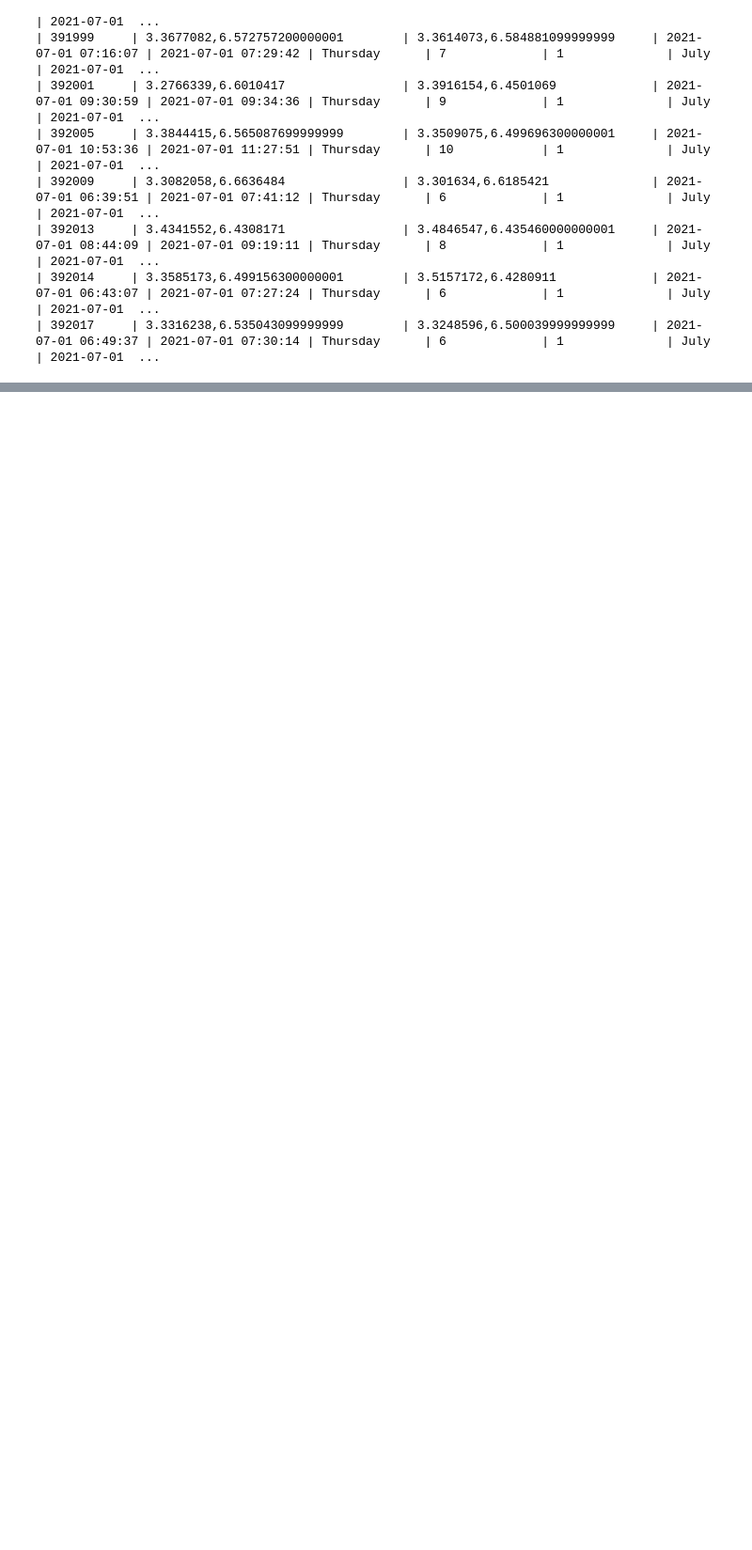
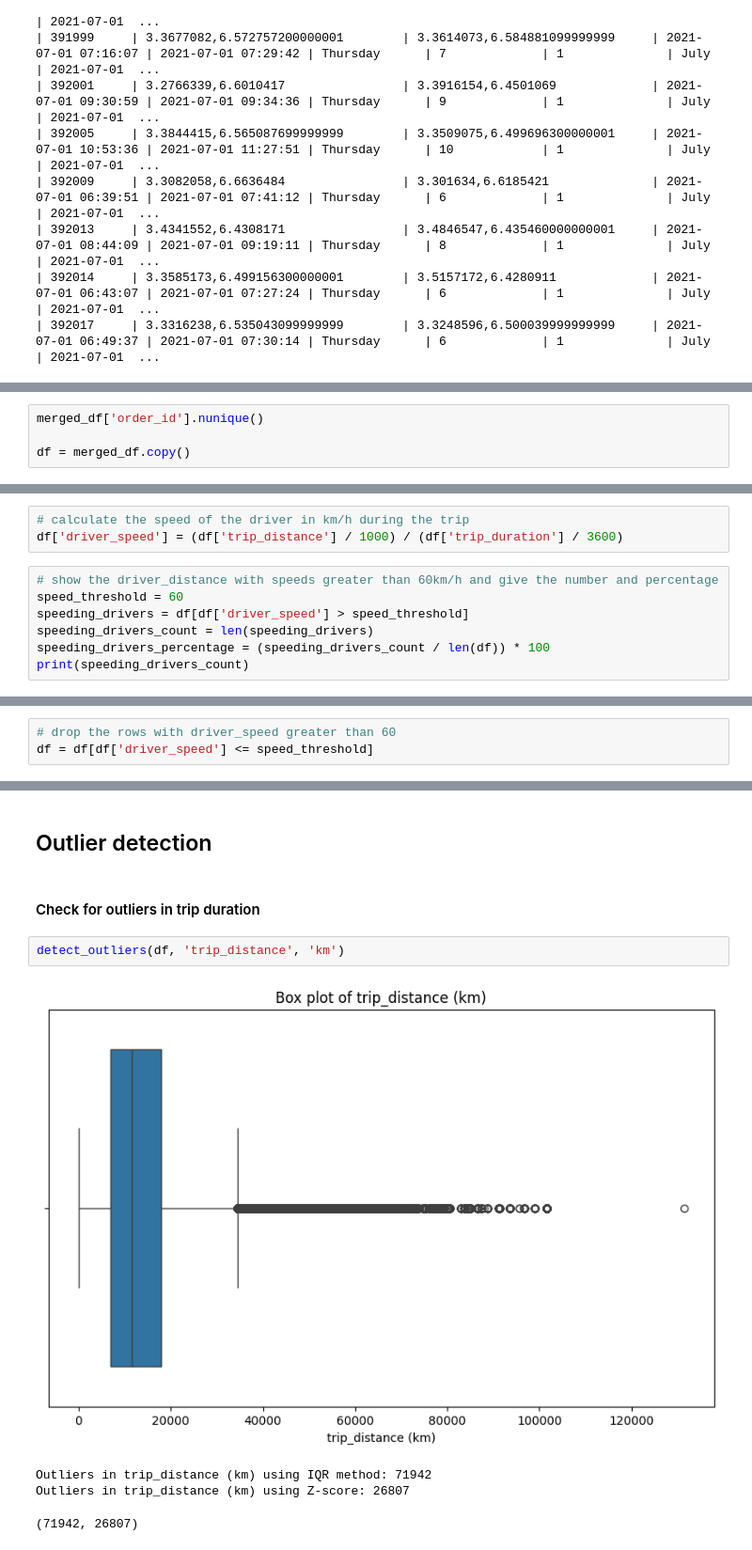
Before and after one commit to hillaryke/Causal-Inference-Delivery-Logistic-Location-Optimization, a Jupyter notebook: notebooks/EDA/EDA.ipynb, the cells around one changed output, grey strips where cells are left out. Shown: that part at 94% size. Cells and saved outputs as stored; diff of their text form; blank space fills up the shorter version.

```diff
--- a/notebooks/EDA/EDA.ipynb
+++ b/notebooks/EDA/EDA.ipynb
@@ -388,0 +526,4 @@ print(speeding_drivers_count)
+# %%
+merged_df['order_id'].nunique()
+
+df = merged_df.copy()
@@ -388,0 +532,10 @@ print(speeding_drivers_count)
+# %%
+# calculate the speed of the driver in km/h during the trip
+df['driver_speed'] = (df['trip_distance'] / 1000) / (df['trip_duration'] / 3600)
+# %%
+# show the driver_distance with speeds greater than 60km/h and give the number and percentage
+speed_threshold = 60
+speeding_drivers = df[df['driver_speed'] > speed_threshold]
+speeding_drivers_count = len(speeding_drivers)
+speeding_drivers_percentage = (speeding_drivers_count / len(df)) * 100
+print(speeding_drivers_count)
@@ -388,0 +546,3 @@ print(speeding_drivers_count)
+# %%
+# drop the rows with driver_speed greater than 60
+df = df[df['driver_speed'] <= speed_threshold]
@@ -388,0 +551,11 @@ print(speeding_drivers_count)
+# %% [markdown]
+## Outlier detection
+# %% [markdown]
+#### Check for outliers in trip duration
+# %%
+detect_outliers(df, 'trip_distance', 'km')
+# %% [output]
+[figure, added]
+Outliers in trip_distance (km) using IQR method: 71942
+Outliers in trip_distance (km) using Z-score: 26807
+(71942, 26807)
```
Also changed, not shown: parts of 45 cells of this notebook, 14 other files.
